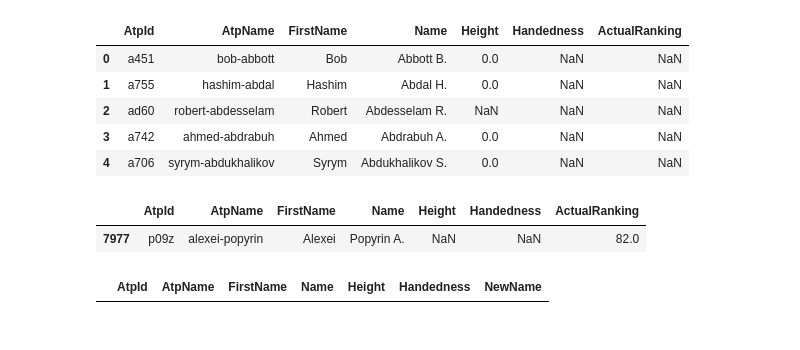
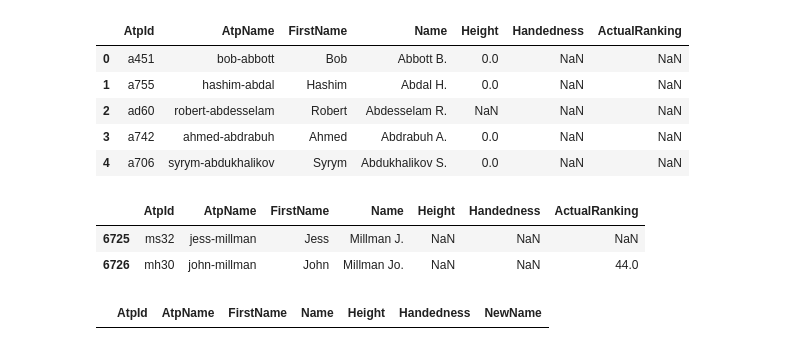
Before and after one commit to pmecchia/atp_matches, a Jupyter notebook: Clean Notebook.ipynb, the cells around one changed output. Drawn from its saved outputs; the diff is of its cells as text; code cells hidden in the pictures.

```diff
--- a/Clean Notebook.ipynb
+++ b/Clean Notebook.ipynb
@@ -217,10 +217,11 @@ df_total_players.head()
 | 3 | a742 | ahmed-abdrabuh | Ahmed | Abdrabuh A. | 0.0 | NaN | NaN |
 | 4 | a706 | syrym-abdukhalikov | Syrym | Abdukhalikov S. | 0.0 | NaN | NaN |
 # %%
-df_total_players[df_total_players["Name"].str.contains("Popyrin")]
+df_total_players[df_total_players["Name"].str.contains("Millman")]
 # %% [output]
 |  | AtpId | AtpName | FirstName | Name | Height | Handedness | ActualRanking |
-| 7977 | p09z | alexei-popyrin | Alexei | Popyrin A. | NaN | NaN | 82.0 |
+| 6725 | ms32 | jess-millman | Jess | Millman J. | NaN | NaN | NaN |
+| 6726 | mh30 | john-millman | John | Millman Jo. | NaN | NaN | 44.0 |
 # %%
 df_players[df_players["Name"].str.contains("Popyrin")]
 # %% [output]
```
Also changed, not shown: parts of 11 cells of this notebook.
